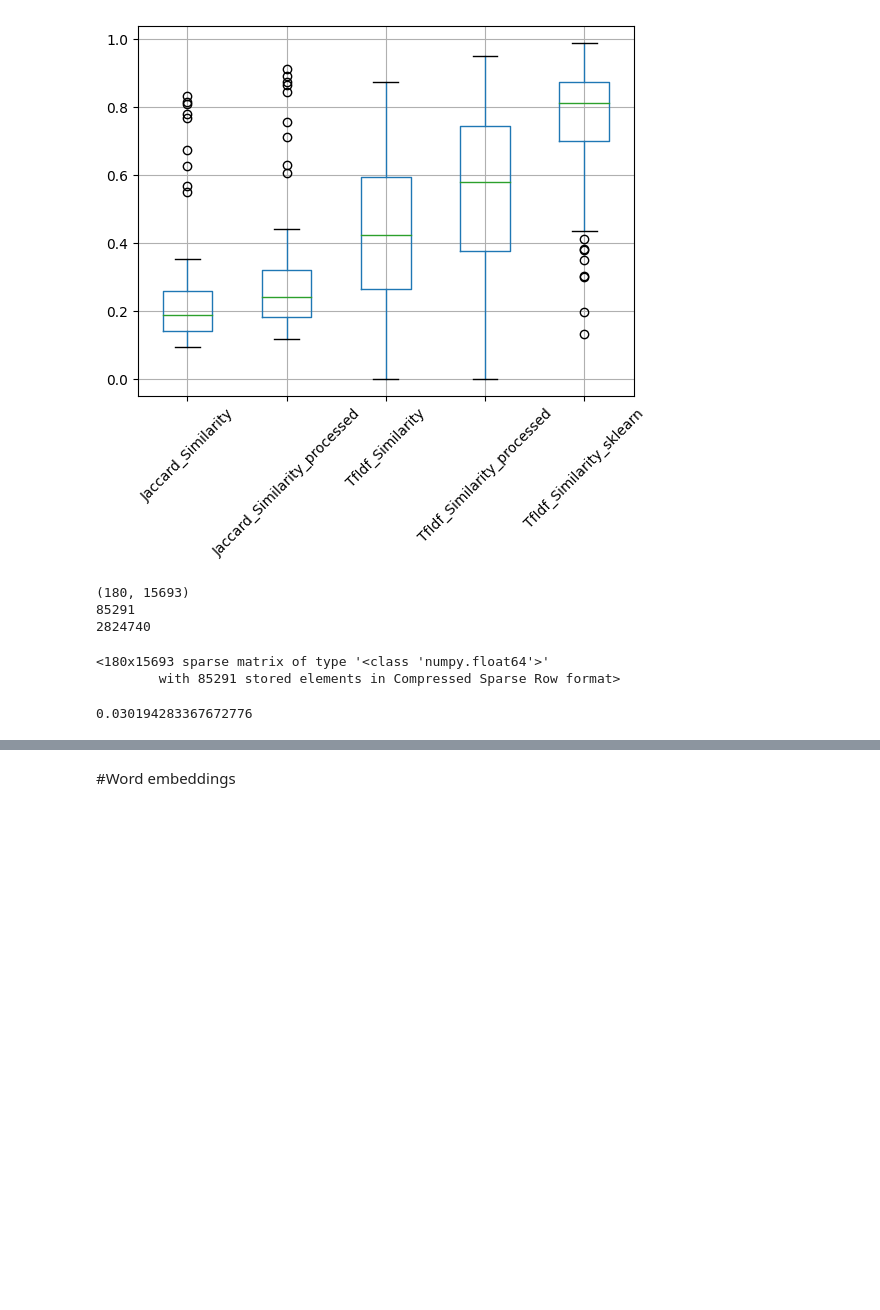
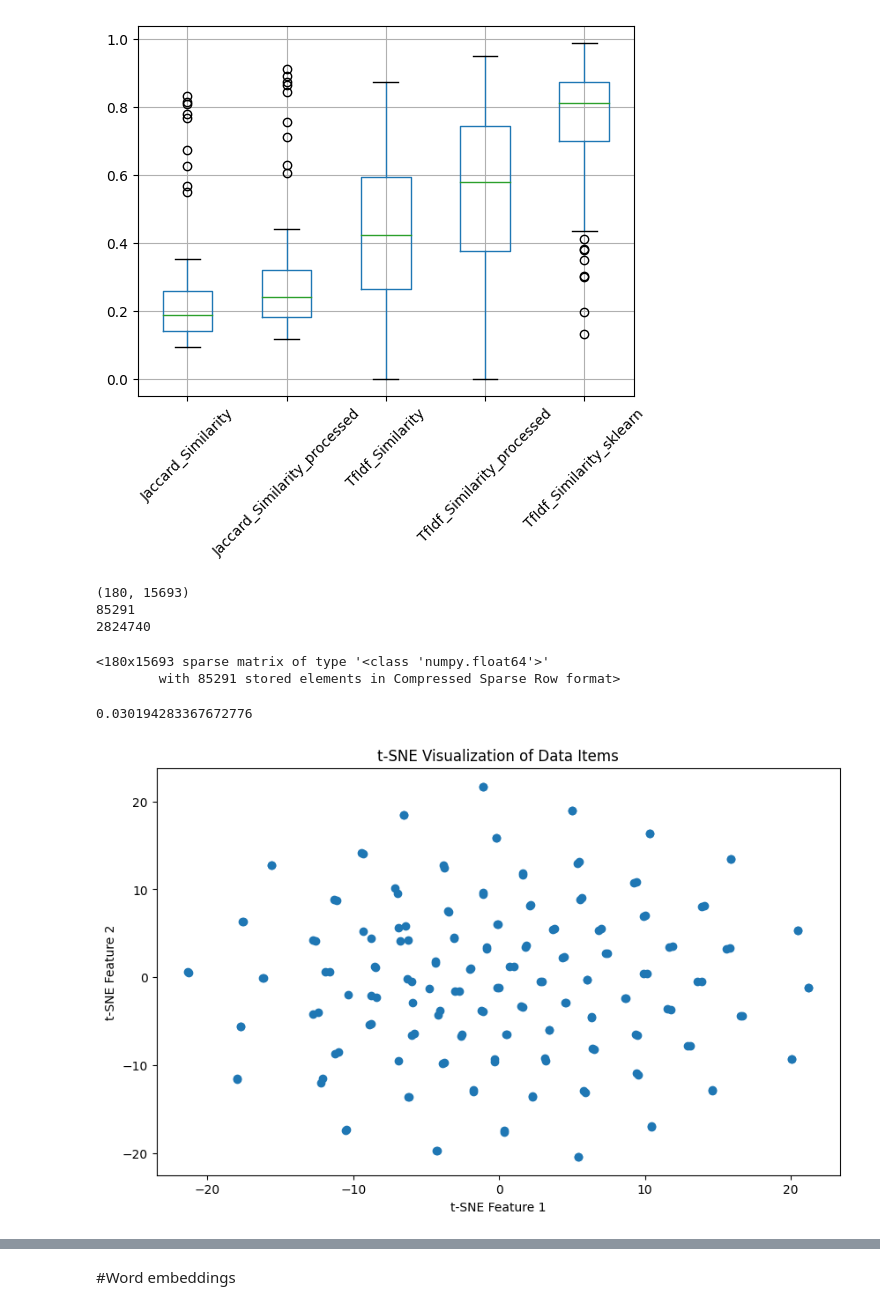
Before and after one commit to ak-malone/NLU, a Jupyter notebook: bagofwords.ipynb, the cells around one changed output, grey strips where cells are left out. Drawn from its saved outputs; the diff is of its cells as text; code cells hidden in the pictures; blank space fills up the shorter version.

Commit message:
Added graphs

```diff
--- a/bagofwords.ipynb
+++ b/bagofwords.ipynb
@@ -320,3 +317,26 @@ tfidf_matrix.size/(tfidf_matrix.shape[0]*tfidf_matrix.shape[1])
 #print(movies["imdb_plot"].loc[17])
 # %%
 #movies[["title","TfIdf_Similarity", "TfIdf_Similarity_processed", "TfIdf_Similarity_sklearn"]]
+# %%
+import matplotlib.pyplot as plt
+from sklearn.manifold import TSNE
+
+# Assuming 'features' is your sparse matrix
+# and it's already preprocessed appropriately
+
+# Initialize t-SNE
+tsne = TSNE(n_components=2, random_state=0, init="random")
+
+# create the tsne arrangement of points in 2D (it is not really dimensionality reduction - it is arranging
+# the points so that the most similar )
+reduced_features = tsne.fit_transform(tfidf_matrix)
+
+# Plot
+#plt.figure(figsize=(10, 6))
+#plt.scatter(reduced_features[:, 0], reduced_features[:, 1])
+#plt.title('t-SNE Visualization of Data Items')
+#plt.xlabel('t-SNE Feature 1')
+#plt.ylabel('t-SNE Feature 2')
+#plt.show()
+# %% [output]
+[figure, added]
```
Also changed, not shown: parts of 20 cells of this notebook.
